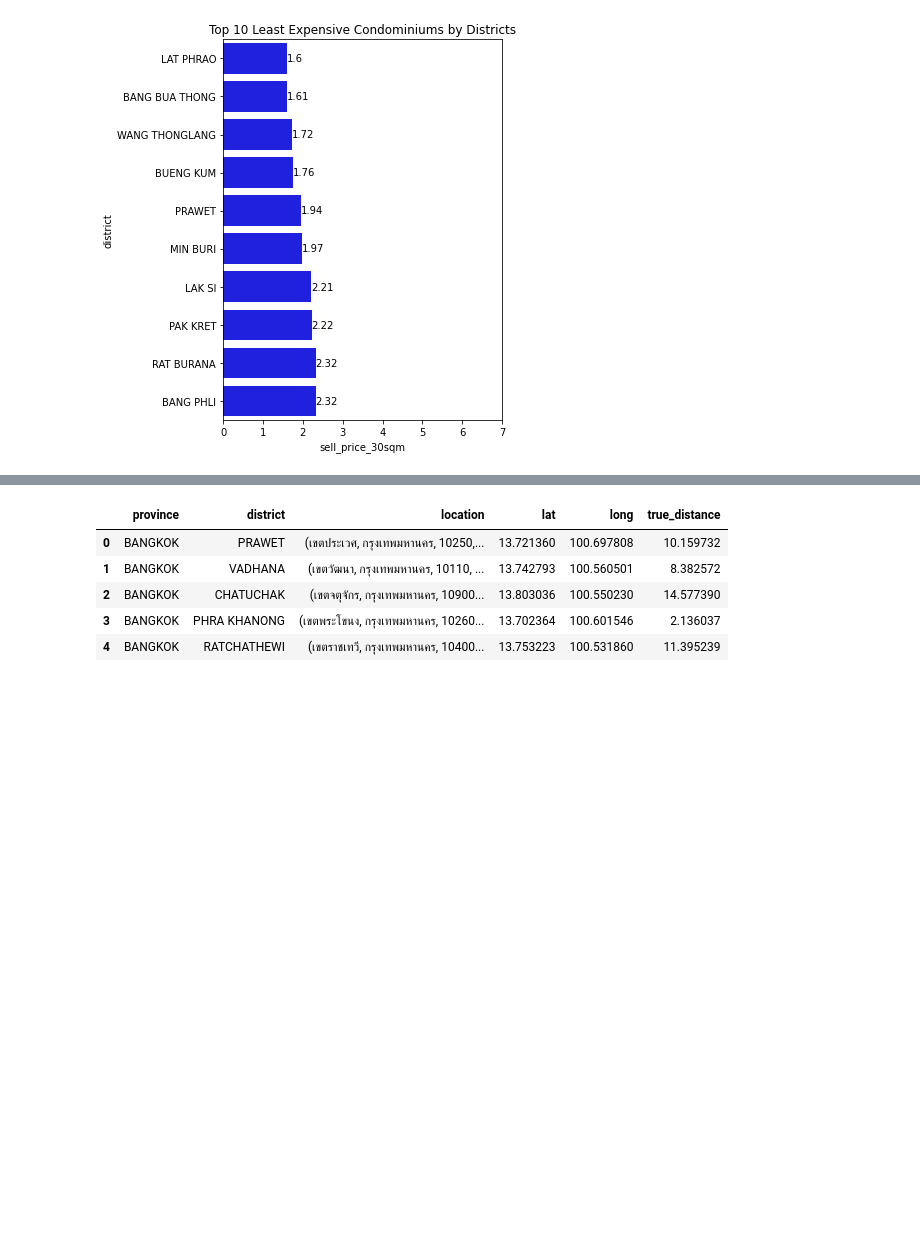
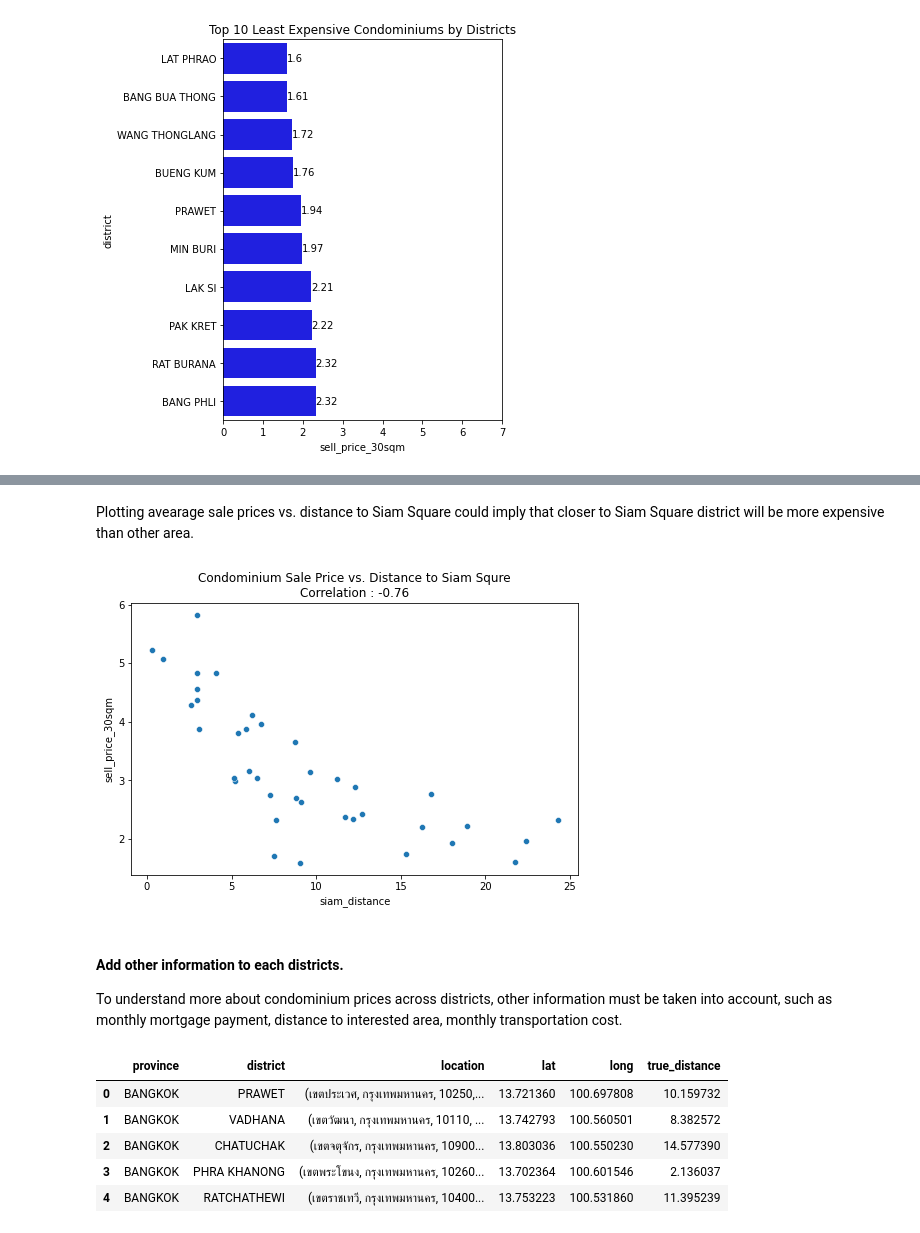
Before and after one commit to Chalermchon1993/dsi_project_python, a Jupyter notebook: Condo.ipynb, the cells around one changed output, grey strips where cells are left out. Drawn from its saved outputs; the diff is of its cells as text; code cells hidden in the pictures; blank space fills up the shorter version.

```diff
--- a/Condo.ipynb
+++ b/Condo.ipynb
@@ -462,7 +463,15 @@ plt.show()
 # %%
-# color data by range of selling price
+# color data by range of selling price to create map.
 
 def price_color(price):
+    """
+    Return color by price range.
+    < 2 MB : Light green
+    2-3 MB : Dark green
+    3-4 MB : Orange
+    4-5 MB : Red
+    5-6 MB : Dark red
+    """
     if price < 2:
         return 'lightgreen'
     elif price < 3:
@@ -487,3 +487,6 @@ df_sell_dist.head()
 # %%
+# Get Bangkok location to locate latitude and longtitude to map.
 loc_bangkok = geocoder('Bangkok')
-print(loc_bangkok)
+
+# Get Siam Square location to observe codominium prices around the location.
+loc_siam = geocoder('siam square')
@@ -510,9 +529,3 @@ for (index, row) in df_sell_dist.iterrows():
 bk_map
 # %% [output]
 [interactive output not drawn]
-# %%
-# calculate monthly mortgage paymennt
-# 20 years of payment periods
-# 6.24% yearly interest rate
-
-df_sell_dist['pmt'] = df_sell_dist.apply(lambda row : -round(npf.pmt(0.0624/12, 20*12, row.sell_price_30sqm*1000000), 2), axis=1)
@@ -528,3 +532,27 @@ df_sell_dist.head()
+# %%
+# Calculate distance from Siam Square to each district.
+
+df_sell_dist['siam_distance'] = df_sell_dist.apply(lambda loc :
+                                                   distance((loc_siam.latitude, loc_siam.longitude), (loc.lat, loc.long)).km,
+                                                  axis = 1)
+# %% [markdown]
+Plotting avearage sale prices vs. distance to Siam Square could imply that closer to Siam Square district will be more expensive than other area.
+# %%
+# Calculate correlation.
+corr = df_sell_dist[['siam_distance', 'sell_price_30sqm']].corr()['siam_distance']['sell_price_30sqm'].round(2)
+
+# Plot distance to Siam Square to show and average price to show its correlation.
+
+plt.figure(figsize=(8,5))
+plt.title(f'Condominium Sale Price vs. Distance to Siam Squre\nCorrelation : {corr}')
+sns.scatterplot(data=df_sell_dist, x='siam_distance', y='sell_price_30sqm');
+# %% [output]
+[figure, added]
+# %% [markdown]
+#### Add other information to each districts.
+
+To understand more about condominium prices across districts, other information must be taken into account, such as
+<br/>monthly mortgage payment, distance to interested area, monthly transportation cost.
 # %%
 # calculate distance to working area
 # get True Digital Park location
```
Also changed, not shown: parts of 9 cells of this notebook.
